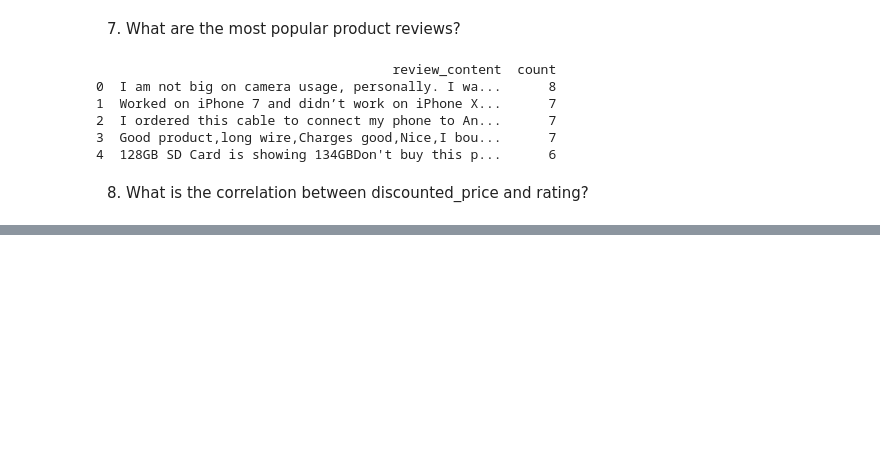
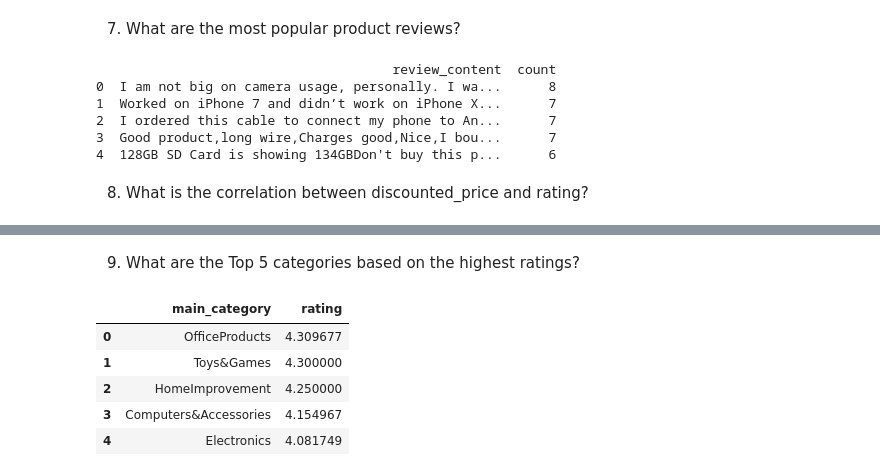
Before and after one commit to FutureDevPro/Assignment, a Jupyter notebook: 23_March_EDA_Assignment2.ipynb, the cells around one changed output, grey strips where cells are left out. Saved outputs shown, nothing was run; the diff lists cells and outputs as text; code cells hidden in the pictures; blank space fills up the shorter version.

```diff
--- a/23_March_EDA_Assignment2.ipynb
+++ b/23_March_EDA_Assignment2.ipynb
@@ -140,0 +146,12 @@ correlation
+# %% [markdown]
+9. What are the Top 5 categories based on the highest ratings?
+# %%
+top_5_rated_category = df.groupby('main_category')['rating'].mean().sort_values(ascending=False)
+top_5_rated_category.head(5).reset_index()
+# %% [output]
+|  | main_category | rating |
+| 0 | OfficeProducts | 4.309677 |
+| 1 | Toys&Games | 4.300000 |
+| 2 | HomeImprovement | 4.250000 |
+| 3 | Computers&Accessories | 4.154967 |
+| 4 | Electronics | 4.081749 |
```
Also changed, not shown: parts of 6 cells of this notebook.
